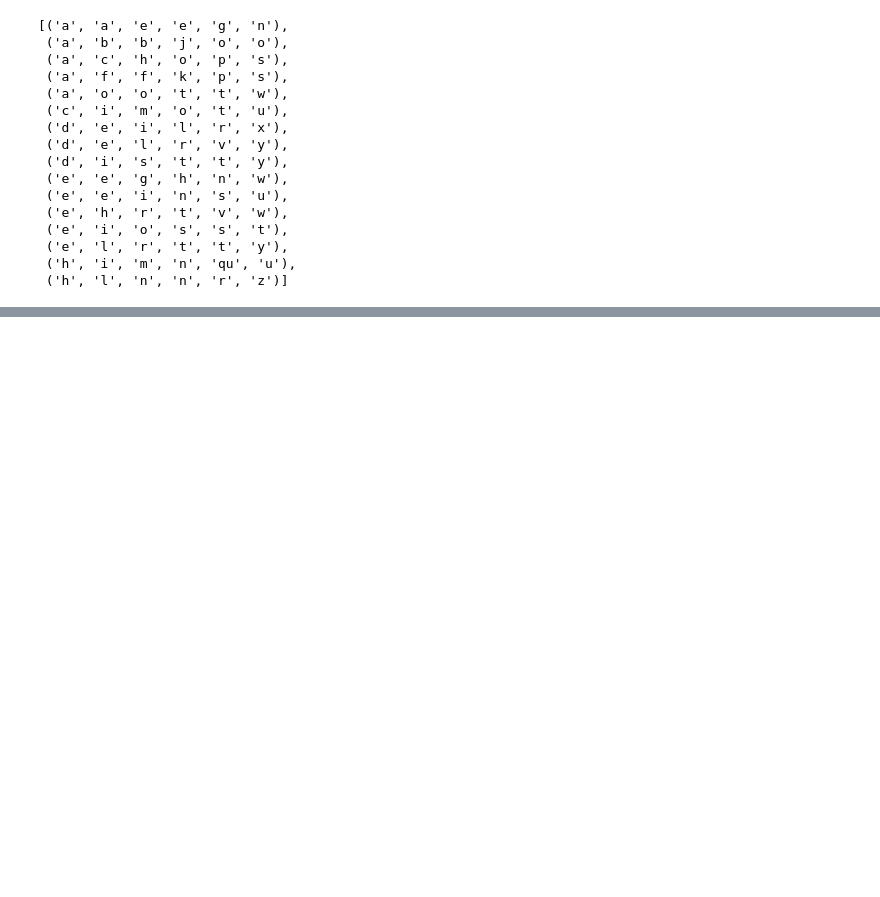
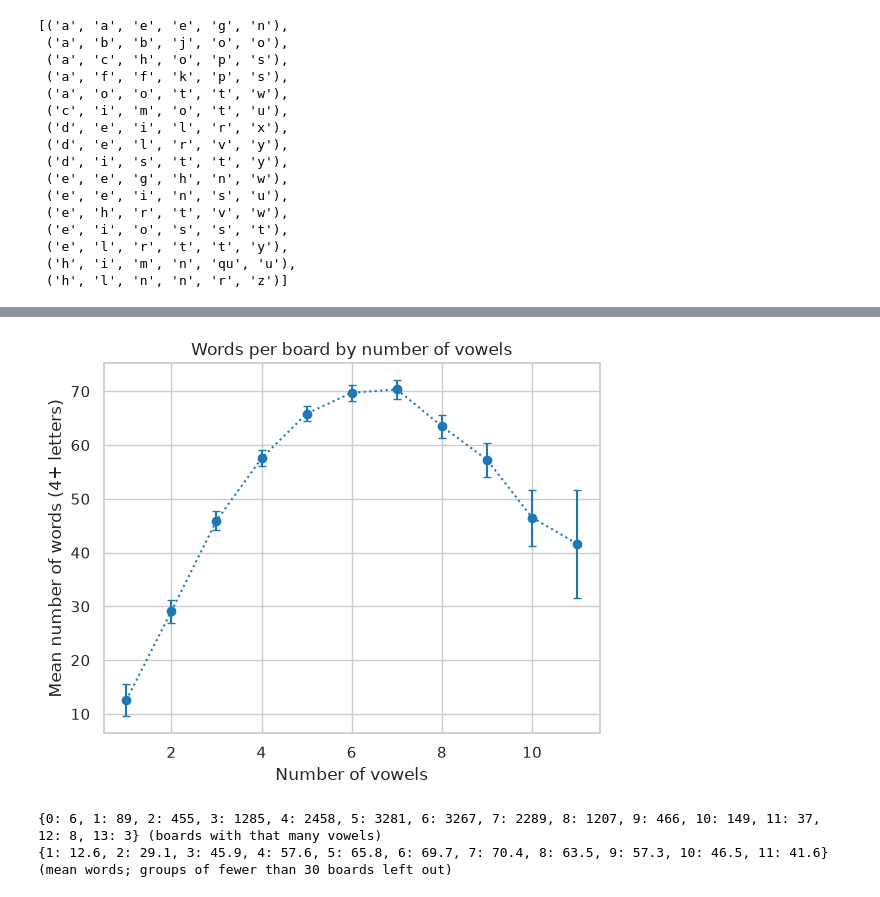
Before and after one commit to arclabs561/games, a Jupyter notebook: boggle/boggle.ipynb, the cells around one changed output, grey strips where cells are left out. Drawn from its saved outputs; the diff is of its cells as text; code cells hidden in the pictures; blank space fills up the shorter version.

```diff
--- a/boggle/boggle.ipynb
+++ b/boggle/boggle.ipynb
@@ -353,0 +360,23 @@ big_cubes = [
+# %%
+from collections import defaultdict
+
+vowels = set('aeiou')  # for simplicity, these are the only vowels
+words_by_vowels = defaultdict(list)
+for b, ws in zip(boards, board_words, strict=True):
+    n_vowels = sum(face[0] in vowels for row in b for face in row)
+    words_by_vowels[n_vowels].append(sum(len(w) >= 4 for w in ws))
+
+x = [v for v in sorted(words_by_vowels) if len(words_by_vowels[v]) >= 30]
+means = [np.mean(words_by_vowels[v]) for v in x]
+halves = [1.96 * np.std(words_by_vowels[v], ddof=1) / np.sqrt(len(words_by_vowels[v])) for v in x]
+plt.errorbar(x, means, yerr=halves, fmt='o:', capsize=3)
+plt.title('Words per board by number of vowels')
+plt.xlabel('Number of vowels')
+plt.ylabel('Mean number of words (4+ letters)')
+plt.show()
+print({v: len(words_by_vowels[v]) for v in sorted(words_by_vowels)}, '(boards with that many vowels)')
+print({v: round(float(m), 1) for v, m in zip(x, means, strict=True)}, '(mean words; groups of fewer than 30 boards left out)')
+# %% [output]
+[figure, added]
+{0: 6, 1: 89, 2: 455, 3: 1285, 4: 2458, 5: 3281, 6: 3267, 7: 2289, 8: 1207, 9: 466, 10: 149, 11: 37, 12: 8, 13: 3} (boards with that many vowels)
+{1: 12.6, 2: 29.1, 3: 45.9, 4: 57.6, 5: 65.8, 6: 69.7, 7: 70.4, 8: 63.5, 9: 57.3, 10: 46.5, 11: 41.6} (mean words; groups of fewer than 30 boards left out)
```
Also changed, not shown: parts of 76 cells of this notebook, 7 other files.
